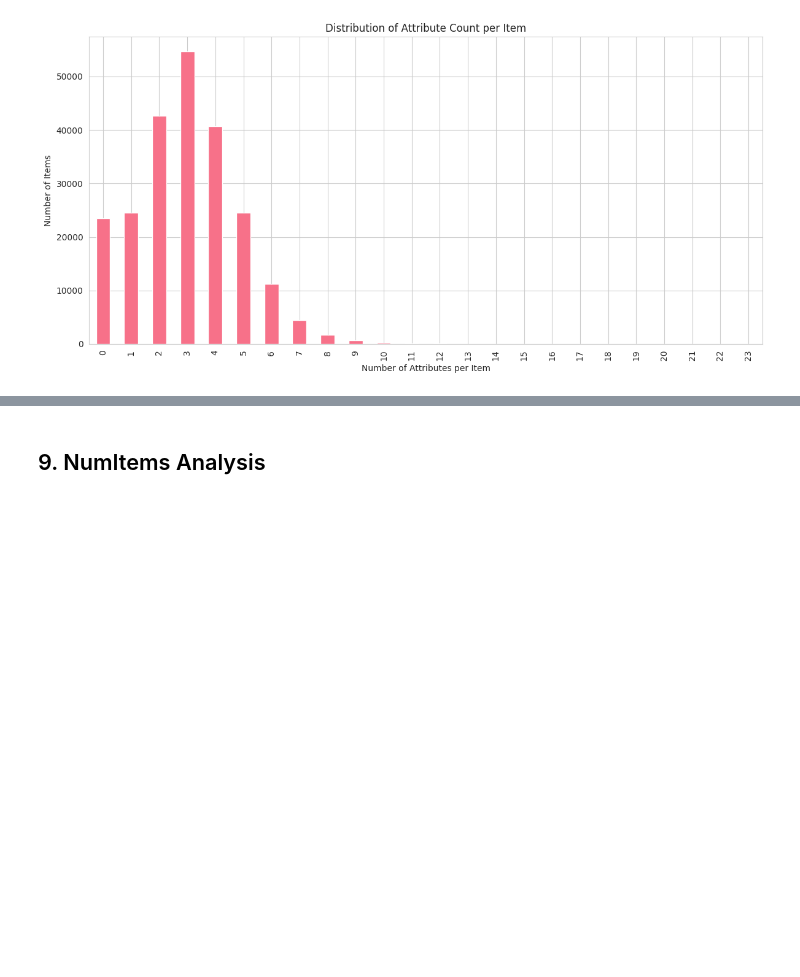
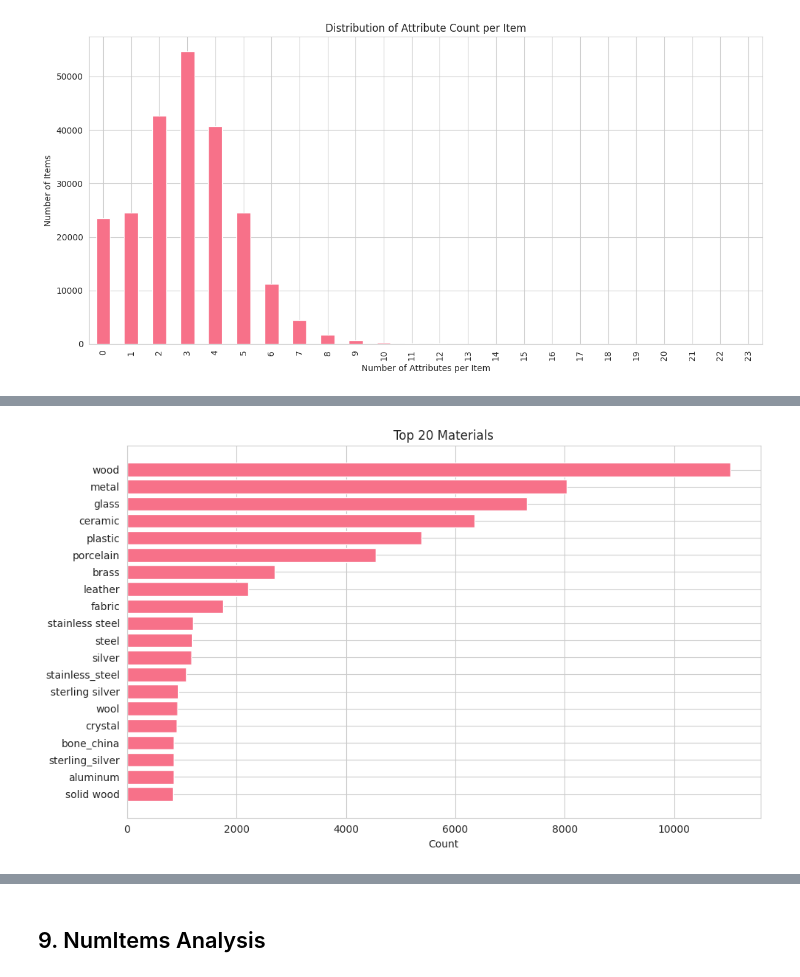
Before and after one commit to Jonathan-Pearce/maxsold, a Jupyter notebook: EDA/item_enriched/EDA_1.ipynb, the cells around one changed output, grey strips where cells are left out. Drawn from its saved outputs; the diff is of its cells as text; code cells hidden in the pictures; blank space fills up the shorter version.

```diff
--- a/EDA/item_enriched/EDA_1.ipynb
+++ b/EDA/item_enriched/EDA_1.ipynb
@@ -249,8 +249,9 @@ plt.show()
 # %%
 # Single brand field
 if 'brand' in df.columns:
-    print("=== Brand Field Analysis ===")
-    print(f"Items with brand: {df['brand'].notna().sum():,} ({100*df['brand'].notna().sum()/len(df):.1f}%)")
-    print(f"\nTop 20 brands:")
-    print(df['brand'].value_counts().head(20))
+    print("=== brand field analysis ===")
+    count = df['brand'].notna().sum()
+    print(f"items with brand: {count:,} ({100*count/len(df):.1f}%)")
+    print("\ntop 20 brands:")
+    print(df['brand'].dropna().astype(str).str.lower().value_counts().head(20))
 # %% [output]
@@ -511,7 +529,7 @@ if 'attributes' in df.columns:
 
     # Parse attributes and analyze
     all_attr_names = []
-    for attrs_str in df['attributes'].dropna().head(1000):  # Sample to avoid memory issues
+    for attrs_str in df['attributes'].dropna().head(10000):  # Sample to avoid memory issues
         try:
             attrs_list = json.loads(attrs_str)
             for attr in attrs_list:
@@ -569,3 +587,78 @@ min          0.00
 max         23.00
 Name: attributes_count, dtype: Float64
 [figure]
+# %%
+# analyze material attribute
+if 'attributes' in df.columns:
+    print("=== Material Attribute Analysis ===")
+
+    # build a mapping from df index -> materials list so we can align back to dataframe reliably
+    materials_map = {}
+    for idx, attrs in df['attributes'].items():
+        row_materials = []
+        if pd.isna(attrs):
+            materials_map[idx] = row_materials
+            continue
+        try:
+            parsed = json.loads(attrs) if isinstance(attrs, str) else attrs
+            if not isinstance(parsed, list):
+                parsed = [parsed]
+            for a in parsed:
+                if not isinstance(a, dict):
+                    continue
+                name = str(a.get('name') or a.get('attributeName') or '').strip().lower()
+                if 'material' in name:
+                    val = a.get('value') or a.get('values') or a.get('valueLabel') or a.get('text') or ''
+                    if isinstance(val, list):
+                        vals = [str(v).strip().lower() for v in val if v is not None and str(v).strip()]
+                    else:
+                        vals = [v.strip().lower() for v in str(val).split(',') if v.strip()]
+                    row_materials.extend(vals)
+        except Exception:
+            pass
+
+        # dedupe and store
+        row_materials = list(dict.fromkeys(row_materials))
+        materials_map[idx] = row_materials
+
+    # create an aligned list for the dataframe index (ensures lengths match)
+    materials_per_row = [materials_map.get(idx, []) for idx in df.index]
+
+    # flatten for counts
+    material_list_all = [m for lst in materials_per_row for m in lst]
+
+    # attach to dataframe
+    df['materials'] = materials_per_row
+    df['materials_count'] = df['materials'].apply(lambda x: len(x) if isinstance(x, list) else 0)
+
+    total_with_material = (df['materials_count'] > 0).sum()
+    print(f"Items with material attribute: {total_with_material:,} ({100*total_with_material/len(df):.1f}%)")
+
+    if material_list_all:
+        material_counts = Counter(material_list_all)
+        print("\nTop 30 materials:")
+        for mat, cnt in material_counts.most_common(30):
+            print(f"  {mat}: {cnt:,}")
+
+        # plot top materials
+        top = material_counts.most_common(20)
+        mats, counts = zip(*top)
+        fig, ax = plt.subplots(figsize=(10, 6))
+        ax.barh(range(len(mats)), counts)
+        ax.set_yticks(range(len(mats)))
+        ax.set_yticklabels(mats)
+        ax.invert_yaxis()
+        ax.set_xlabel('Count')
+        ax.set_title('Top 20 Materials')
+        plt.tight_layout()
+        plt.show()
+
+        # show sample rows with materials
+        print("\nSample items with materials (first 10):")
+        sampled = df[df['materials_count'] > 0].head(10)[['item_id', 'title', 'materials']].fillna('')
+        display(sampled)
+    else:
+        print("No material values found in attributes.")
+else:
+    print("No 'attributes' column in dataframe.")
+# %% [output]
@@ -571,0 +682 @@ Name: attributes_count, dtype: Float64
+[figure, added]
```
Also changed, not shown: parts of 7 cells of this notebook, 1 other file.
